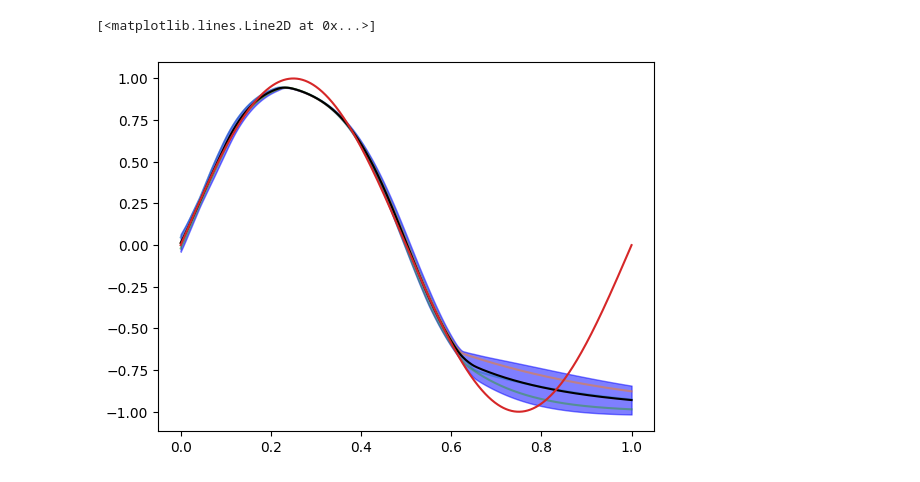
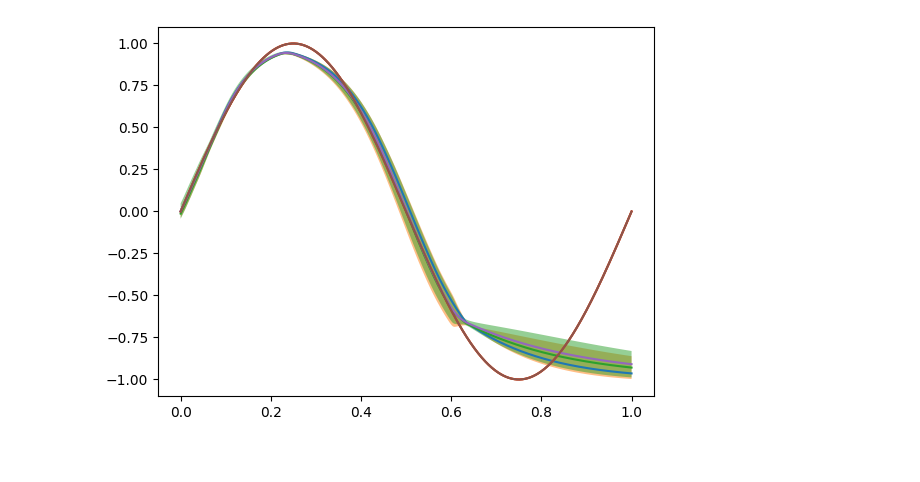
Before and after one commit to TheoHanon/NeuralFlow, a Jupyter notebook: test.ipynb, the cells around one changed output. Drawn from its saved outputs; the diff is of its cells as text; code cells hidden in the pictures.

```diff
--- a/test.ipynb
+++ b/test.ipynb
@@ -17,8 +13,8 @@ def create_base_model(input_shape=1, output_shape=1):
 flow = Flow_v2(
     model_fn = create_base_model,
     n_models = 3,
-    noise_stddev=1e-2,
-    lam = 1e-4)
+    noise_stddev=1e-4,
+    lam = 1e-2)
 # %%
 def loss_fn(y_true, y_pred):
     return tf.reduce_mean(tf.square(y_true - y_pred))
@@ -61,20 +57,21 @@ Epoch 10/10
-# %%
-est = flow.get_estimator("deep_ensemble")
 # %%
 import matplotlib.pyplot as plt
 
-# print(est.logp, est.logq)
-mean, var = est(X_train)
+
 fig = plt.figure()
+for n in range(10):
+    est = flow.get_estimator("deep_ensemble", n_models = n)
+    mean, var = est(X_train)
 
-for model in flow.models:
-    plt.plot(X_train, model(X_train), alpha=0.5)
+    # for model in flow.models:
+    #     plt.plot(X_train, model(X_train), alpha=0.5)
 
-plt.plot(X_train, mean.squeeze(), color='black')
-plt.fill_between(tf.squeeze(X_train), mean.squeeze() - 1.96 * np.sqrt(var.squeeze()),  mean.squeeze() + 1.96 * np.sqrt(var.squeeze()), color='blue', alpha=0.5)
+    plt.plot(X_train, mean.squeeze())
+    plt.fill_between(tf.squeeze(X_train), mean.squeeze() - 1.96 * np.sqrt(var.squeeze()),  mean.squeeze() + 1.96 * np.sqrt(var.squeeze()), alpha=0.5)
 
 
-plt.plot(X_train, y_train)
+    plt.plot(X_train, y_train)
+
+plt.show()
 # %% [output]
-[<matplotlib.lines.Line2D at 0x...>]
-[figure, old version]
+[figure, new version]
```
Also changed, not shown: parts of 2 cells of this notebook, 3 other files.
